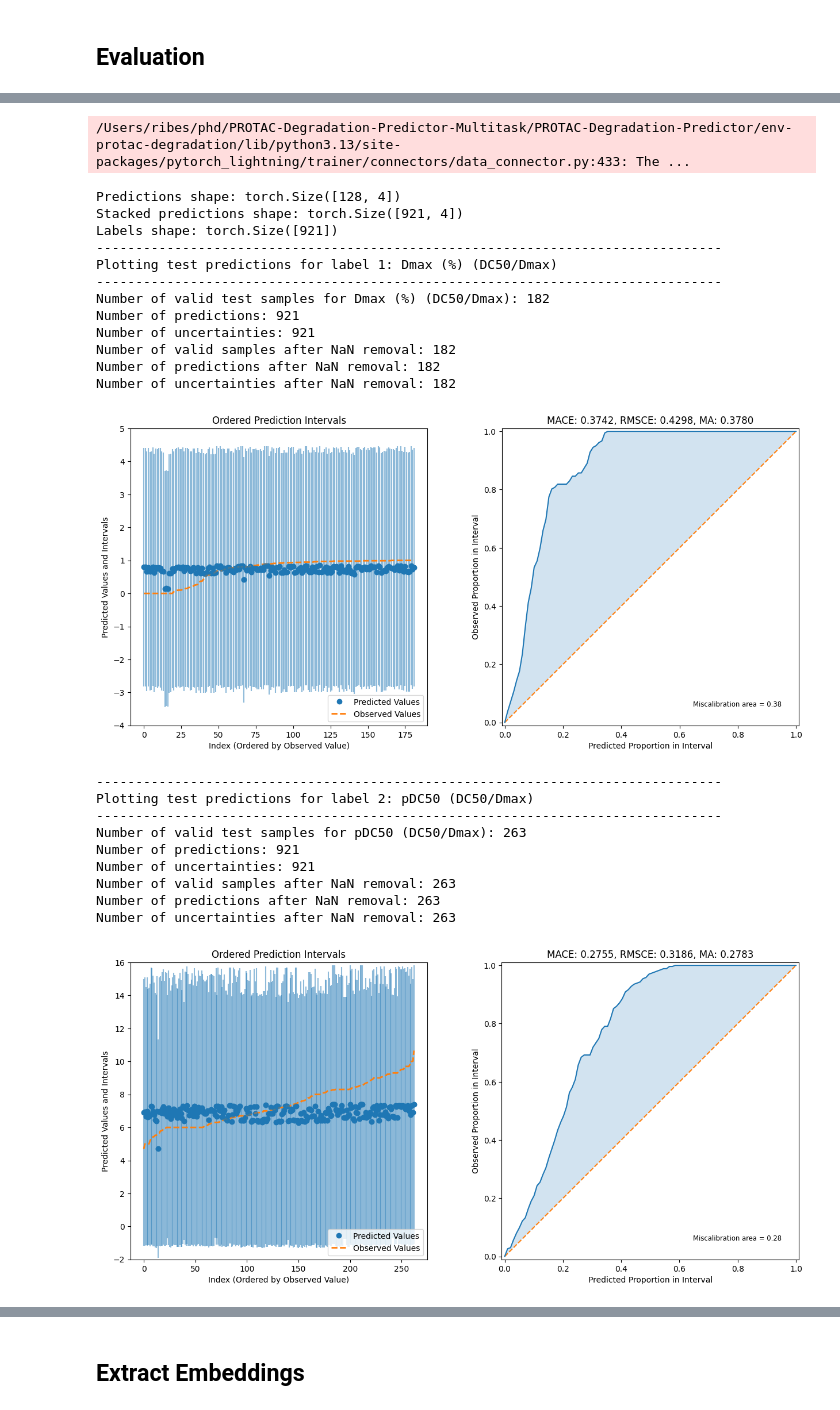
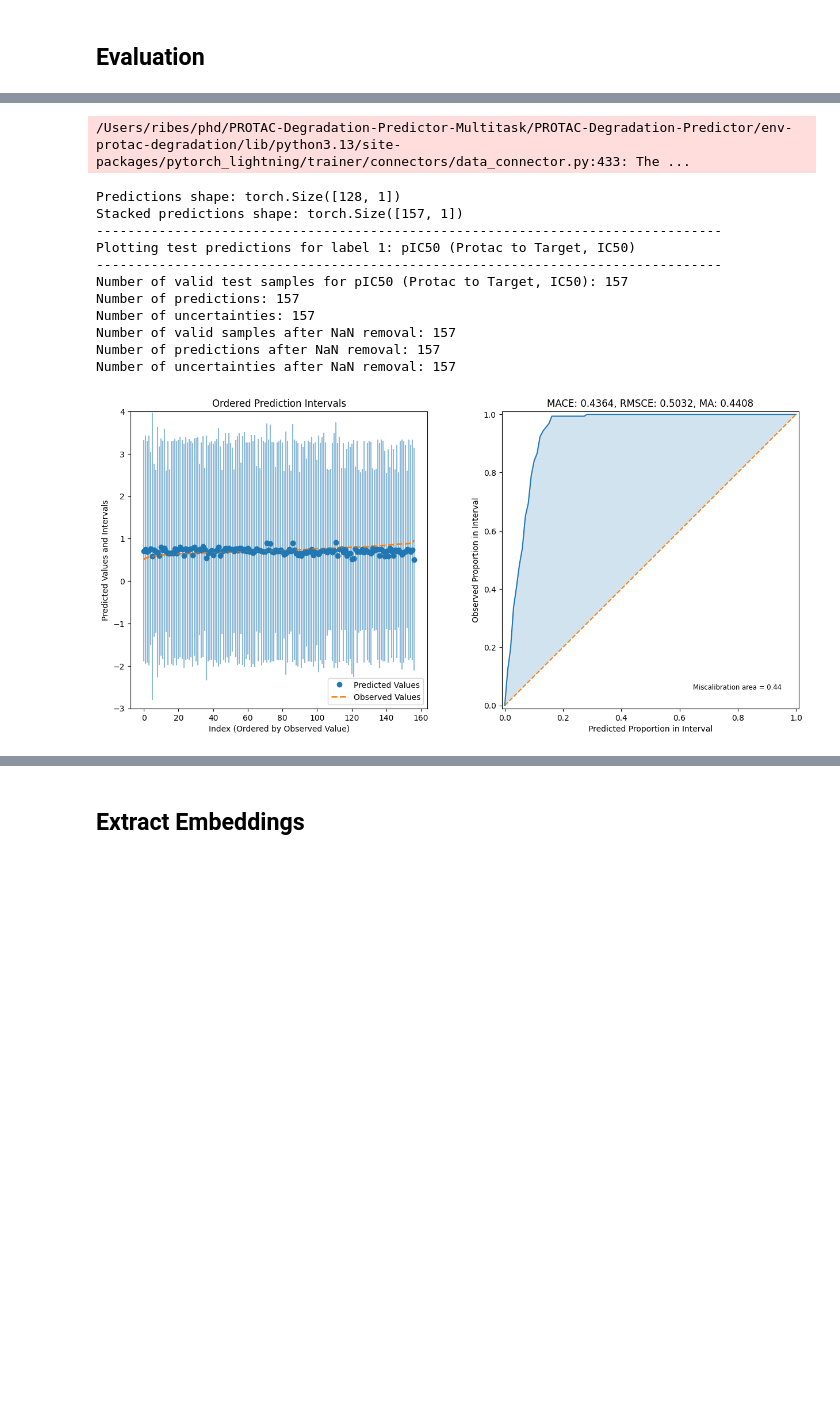
Before and after one commit to ribesstefano/PROTAC-Degradation-Predictor, a Jupyter notebook: notebooks/model_prototype.ipynb, the cells around one changed output, grey strips where cells are left out. Saved outputs shown, nothing was run; the diff lists cells and outputs as text; code cells hidden in the pictures; blank space fills up the shorter version.

Commit message:
Improved model prototyping for multi- and single- tasks.

```diff
--- a/notebooks/model_prototype.ipynb
+++ b/notebooks/model_prototype.ipynb
@@ -61,14 +99,23 @@ train_df = dataset["train"].to_pandas()
 val_df = dataset["validation"].to_pandas()
 test_df = dataset["test"].to_pandas()
 
+# # Concate all dataframes and then randomly split them again 80/10/10
+# all_df = pd.concat([train_df, val_df, test_df], ignore_index=True)
+# all_df = all_df.sample(frac=1, random_state=42).reset_index(drop=True)  # Shuffle the dataframe
+# train_size = int(0.8 * len(all_df))
+# val_size = int(0.1 * len(all_df))
+# train_df = all_df.iloc[:train_size]
+# val_df = all_df.iloc[train_size:train_size + val_size]
+# test_df = all_df.iloc[train_size + val_size:]
+
 for df in [train_df, val_df, test_df]:
     df['Dmax (norm) (DC50/Dmax)'] = df['Dmax (%) (DC50/Dmax)'].apply(dmax_forward)
     df['Dmax (%) (DC50/Dmax)'] = df['Dmax (%) (DC50/Dmax)'] / 100
     # df['Dmax (norm) (DC50/Dmax)'] = df['Dmax (norm) (DC50/Dmax)'].apply(lambda x: x / 10)
-    # # Scale other labels by a factor of 10
-    # df["pDC50 (DC50/Dmax)"] = df["pDC50 (DC50/Dmax)"].apply(lambda x: x / 10)
-    # df["pIC50 (Cellular activities, IC50)"] = df["pIC50 (Cellular activities, IC50)"].apply(lambda x: x / 10)
-    # df["pIC50 (Protac to Target, IC50)"] = df["pIC50 (Protac to Target, IC50)"].apply(lambda x: x / 10)
+    # Scale other labels by a factor of 10
+    df["pDC50 (DC50/Dmax)"] = df["pDC50 (DC50/Dmax)"].apply(lambda x: x / 10)
+    df["pIC50 (Cellular activities, IC50)"] = df["pIC50 (Cellular activities, IC50)"].apply(lambda x: x / 10)
+    df["pIC50 (Protac to Target, IC50)"] = df["pIC50 (Protac to Target, IC50)"].apply(lambda x: x / 10)
 
 label_columns = [
     "Dmax (%) (DC50/Dmax)",
@@ -134,8 +181,8 @@ for split, df in zip(["train", "val", "test"], [train_df, val_df, test_df]):
             "embeddings_type": "sentence_transformer",
             "load_from_cache": True,
         },
-        # imputer="iterative" if split == "train" else None,
-        # imputer_kwargs={} if split == "train" else None,
+        imputer="iterative" if split == "train" else None,
+        imputer_kwargs={} if split == "train" else None,
         save_embeddings_to_cache=True, #  if split == "train" else False,
     )
 
@@ -910,6 +1298,13 @@ my_temp_dir = tempfile.mkdtemp()
 # %%
+# protac_dm = PROTACDataModule(
+#     datasets_dict=datasets,
+#     batch_size=512,
+#     num_workers=0,
+#     pin_memory=True,
+# )
+
 protac_dm = PROTACDataModule(
-    datasets_dict=datasets,
+    datasets_dict=label_datasets["pIC50 (Protac to Target, IC50)"],
     batch_size=128,
     num_workers=0,
     pin_memory=True,
@@ -933,7 +1328,6 @@ trainer = pl.Trainer(
     precision='32-true',
     accelerator='cpu',
 )
-der_model = der_model.float()
 trainer.fit(der_model, datamodule=protac_dm)
 # %% [output]
 INFO: GPU available: True (mps), used: False
@@ -967,7 +1359,7 @@ for stage in ["train", "val"]:
     print("-" * 20)
     print(f"Plotting {stage} metrics")
     print("-" * 20)
-    for i, label_name in enumerate(label_columns):
+    for i, label_name in enumerate(label_weights.keys()):
         print(f"Label {i + 1}: {label_name}")
         metrics_to_plot = [
             f"{stage}_loss" + ("_step" if stage == "train" else ""),
@@ -1084,61 +1467,49 @@ print(f"Stacked predictions shape: {preds['pred'].shape}")  # Should be (n_sampl
 # Assemble the labels from the batches in the test dataloader
 labels = {}
 for batch in protac_dm.test_dataloader():
-    for i, label_name in enumerate(label_columns):
+    for i, label_name in enumerate(label_weights.keys()):
         if label_name not in labels:
             labels[label_name] = batch[label_name]
         else:
             labels[label_name] = torch.cat((labels[label_name], batch[label_name]), dim=0)
-print(f"Labels shape: {labels[label_columns[0]].shape}")  # Should be (n_samples,)
 
-for i, label_name in enumerate(label_columns):
+for i, label_name in enumerate(label_weights.keys()):
     print("-" * 80)
     print(f"Plotting test predictions for label {i + 1}: {label_name}")
     print("-" * 80)
 
     # Remove NaN values corresponding to missing labels
     y_test = labels[label_name].cpu().numpy()
     mask = ~np.isnan(y_test)
     y_test = y_test[mask]
     print(f"Number of valid test samples for {label_name}: {len(y_test)}")
     print(f"Number of predictions: {preds[f'pred_{label_name}'].shape[0]}")
     print(f"Number of uncertainties: {preds[f'pred_uct_{label_name}'].shape[0]}")
     print(f"Number of valid samples after NaN removal: {mask.sum()}")
     preds[f"pred_{label_name}"] = preds[f"pred_{label_name}"][mask]
     preds[f"pred_uct_{label_name}"] = preds[f"pred_uct_{label_name}"][mask]
     print(f"Number of predictions after NaN removal: {preds[f'pred_{label_name}'].shape[0]}")
     print(f"Number of uncertainties after NaN removal: {preds[f'pred_uct_{label_name}'].shape[0]}")
 
     fig = plot_predictions_regression(
         y_pred=preds[f"pred_{label_name}"].cpu().numpy(),
         pred_std=preds[f"pred_uct_{label_name}"].cpu().numpy(),
         Y_test=y_test,
         x_test=None,
     )
     plt.show()
     plt.close()
 # %% [output]
 /Users/ribes/phd/PROTAC-Degradation-Predictor-Multitask/PROTAC-Degradation-Predictor/env-protac-degradation/lib/python3.13/site-packages/pytorch_lightning/trainer/connectors/data_connector.py:433: The ...
-Predictions shape: torch.Size([128, 4])
-Stacked predictions shape: torch.Size([921, 4])
-Labels shape: torch.Size([921])
+Predictions shape: torch.Size([128, 1])
+Stacked predictions shape: torch.Size([157, 1])
 --------------------------------------------------------------------------------
-Plotting test predictions for label 1: Dmax (%) (DC50/Dmax)
+Plotting test predictions for label 1: pIC50 (Protac to Target, IC50)
 --------------------------------------------------------------------------------
-Number of valid test samples for Dmax (%) (DC50/Dmax): 182
-Number of predictions: 921
-Number of uncertainties: 921
-Number of valid samples after NaN removal: 182
-Number of predictions after NaN removal: 182
-Number of uncertainties after NaN removal: 182
+Number of valid test samples for pIC50 (Protac to Target, IC50): 157
+Number of predictions: 157
+Number of uncertainties: 157
+Number of valid samples after NaN removal: 157
+Number of predictions after NaN removal: 157
+Number of uncertainties after NaN removal: 157
-[figure, old version]
+[figure, new version]
---------------------------------------------------------------------------------
-Plotting test predictions for label 2: pDC50 (DC50/Dmax)
---------------------------------------------------------------------------------
-Number of valid test samples for pDC50 (DC50/Dmax): 263
-Number of predictions: 921
-Number of uncertainties: 921
-Number of valid samples after NaN removal: 263
-Number of predictions after NaN removal: 263
-Number of uncertainties after NaN removal: 263
-[figure, removed]
```
Also changed, not shown: parts of 30 cells of this notebook.
